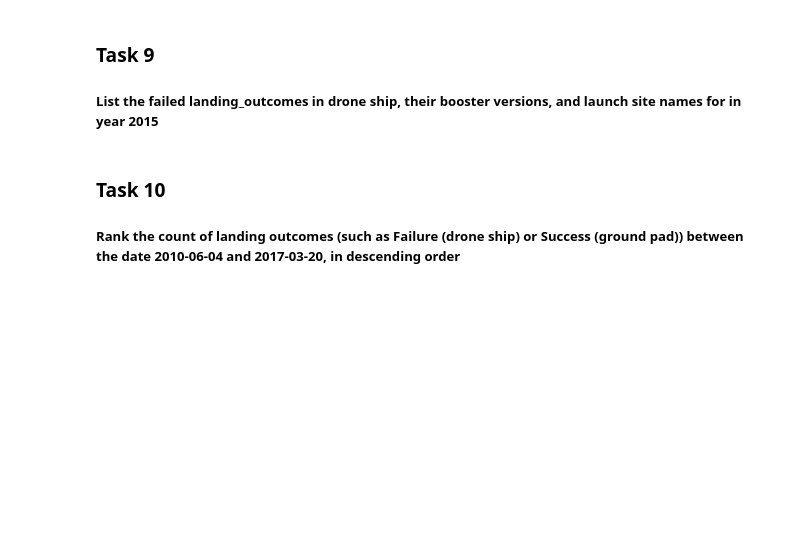
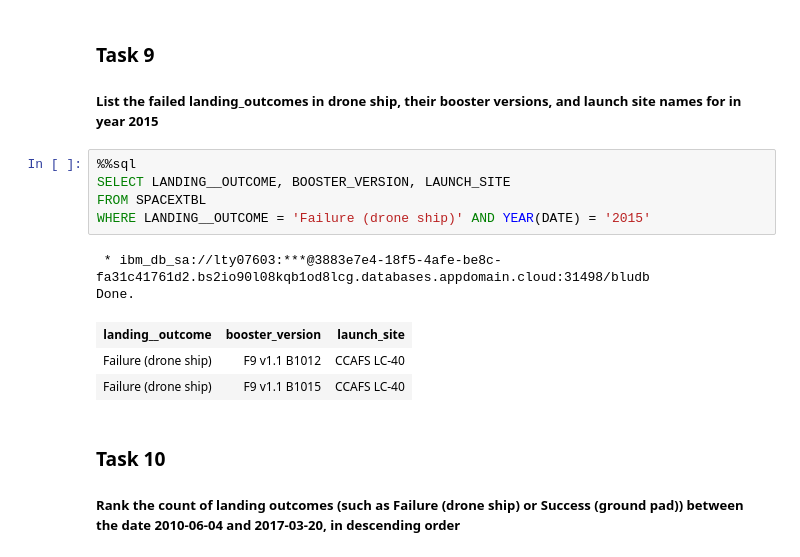
Before and after one commit to schaefferCastle/coursera_data_science, a Jupyter notebook: EDA with SQL Lab.ipynb, the cells around one changed output. Saved outputs shown, nothing was run; the diff lists cells and outputs as text; blank space fills up the shorter version.

```diff
--- a/EDA with SQL Lab.ipynb
+++ b/EDA with SQL Lab.ipynb
@@ -162,6 +288,17 @@ Done.
 ### Task 9
 
 ##### List the failed landing_outcomes in drone ship, their booster versions, and launch site names for in year 2015
+# %%
+%%sql
+SELECT LANDING__OUTCOME, BOOSTER_VERSION, LAUNCH_SITE
+FROM SPACEXTBL
+WHERE LANDING__OUTCOME = 'Failure (drone ship)' AND YEAR(DATE) = '2015'
+# %% [output]
+ * ibm_db_sa://lty07603:***@3883e7e4-18f5-4afe-be8c-fa31c41761d2.bs2io90l08kqb1od8lcg.databases.appdomain.cloud:31498/bludb
+Done.
+| landing__outcome | booster_version | launch_site |
+| Failure (drone ship) | F9 v1.1 B1012 | CCAFS LC-40 |
+| Failure (drone ship) | F9 v1.1 B1015 | CCAFS LC-40 |
 # %% [markdown]
 ### Task 10
 
```
Also changed, not shown: parts of 11 cells of this notebook.
